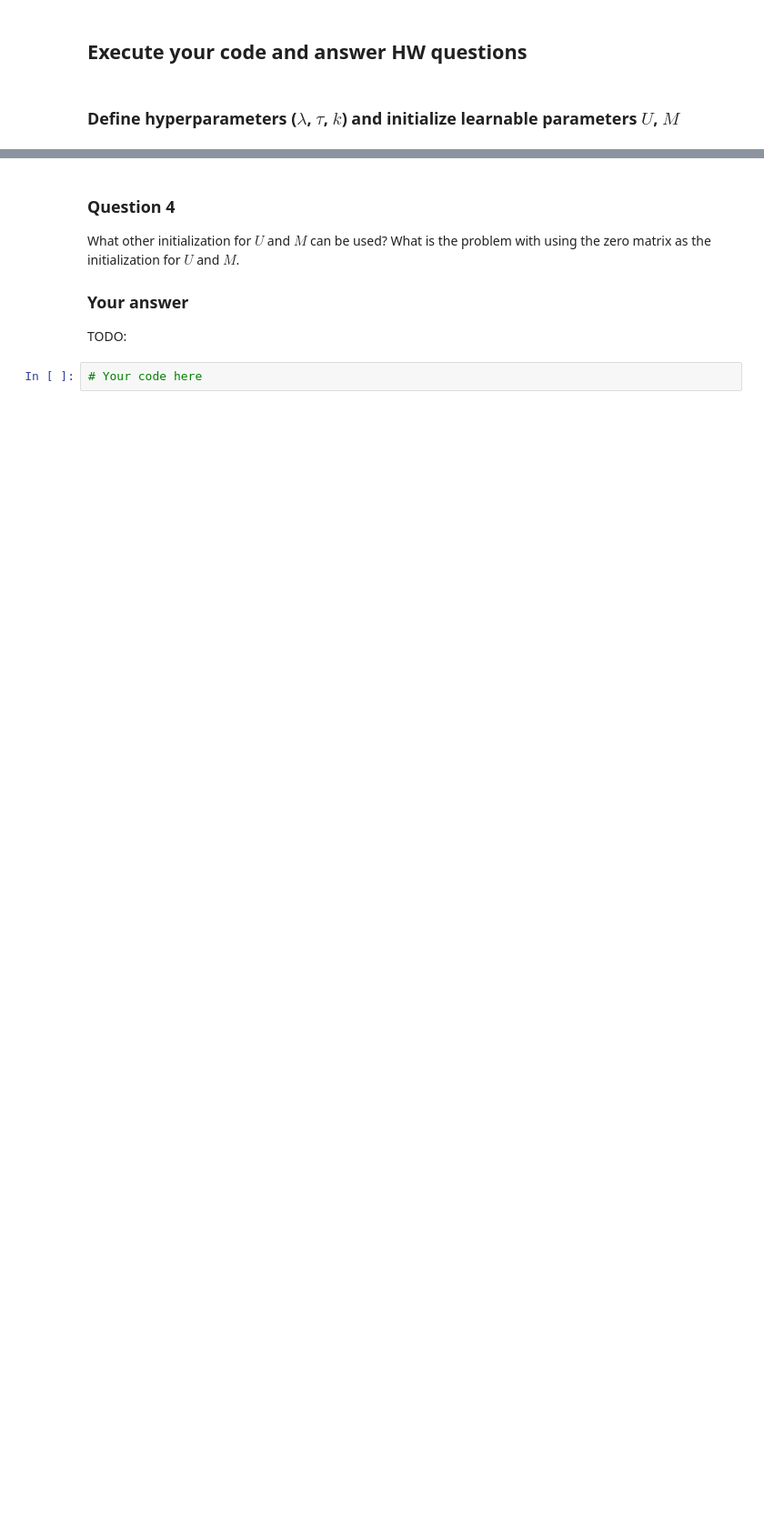
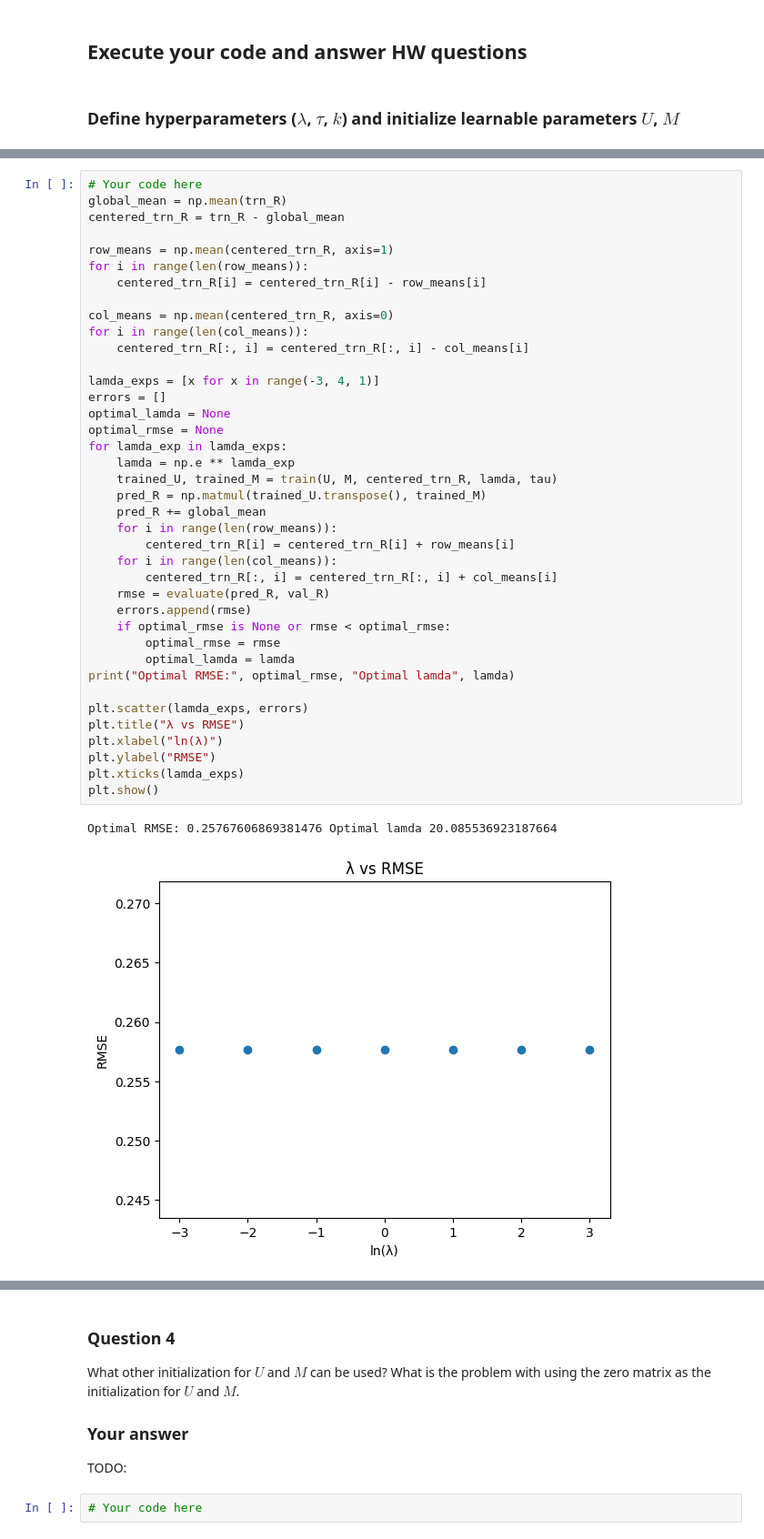
Before and after one commit to sidharthNair/machine-learning, a Jupyter notebook: HW1/hw1.ipynb, the cells around one changed output, grey strips where cells are left out. Shown at 91% size. Saved outputs shown, nothing was run; the diff lists cells and outputs as text; blank space fills up the shorter version.

```diff
--- a/HW1/hw1.ipynb
+++ b/HW1/hw1.ipynb
@@ -166,0 +235,42 @@ TODO:
+# %%
+# Your code here
+global_mean = np.mean(trn_R)
+centered_trn_R = trn_R - global_mean
+
+row_means = np.mean(centered_trn_R, axis=1)
+for i in range(len(row_means)):
+    centered_trn_R[i] = centered_trn_R[i] - row_means[i]
+
+col_means = np.mean(centered_trn_R, axis=0)
+for i in range(len(col_means)):
+    centered_trn_R[:, i] = centered_trn_R[:, i] - col_means[i]
+
+lamda_exps = [x for x in range(-3, 4, 1)]
+errors = []
+optimal_lamda = None
+optimal_rmse = None
+for lamda_exp in lamda_exps:
+    lamda = np.e ** lamda_exp
+    trained_U, trained_M = train(U, M, centered_trn_R, lamda, tau)
+    pred_R = np.matmul(trained_U.transpose(), trained_M)
+    pred_R += global_mean
+    for i in range(len(row_means)):
+        centered_trn_R[i] = centered_trn_R[i] + row_means[i]
+    for i in range(len(col_means)):
+        centered_trn_R[:, i] = centered_trn_R[:, i] + col_means[i]
+    rmse = evaluate(pred_R, val_R)
+    errors.append(rmse)
+    if optimal_rmse is None or rmse < optimal_rmse:
+        optimal_rmse = rmse
+        optimal_lamda = lamda
+print("Optimal RMSE:", optimal_rmse, "Optimal lamda", lamda)
+
+plt.scatter(lamda_exps, errors)
+plt.title("λ vs RMSE")
+plt.xlabel("ln(λ)")
+plt.ylabel("RMSE")
+plt.xticks(lamda_exps)
+plt.show()
+# %% [output]
+Optimal RMSE: 0.25767606869381476 Optimal lamda 20.085536923187664
+[figure, added]
```
Also changed, not shown: parts of 18 cells of this notebook.
